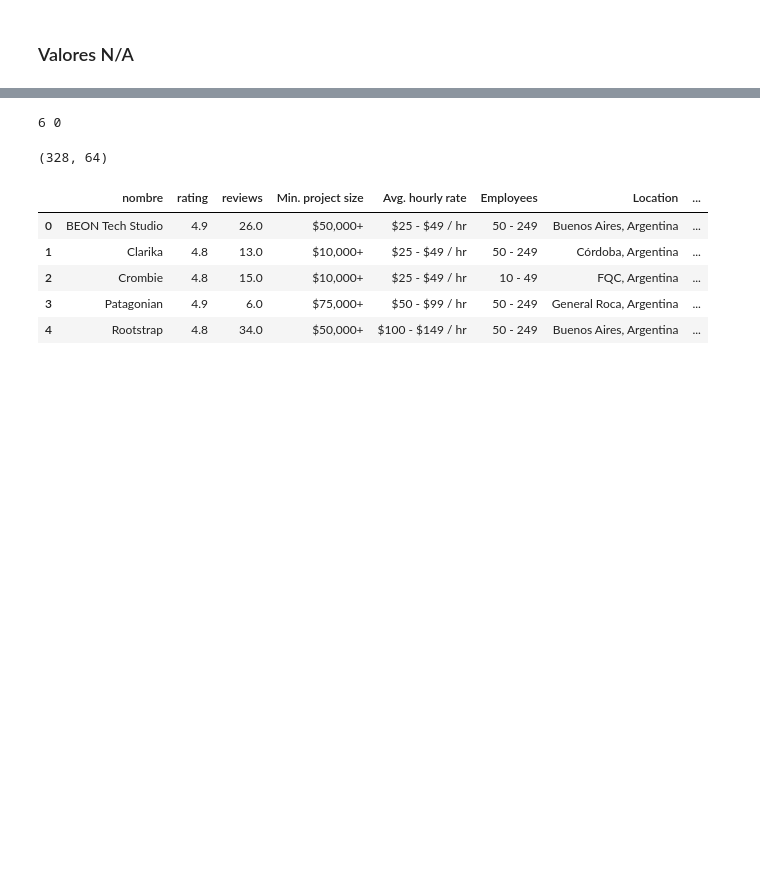
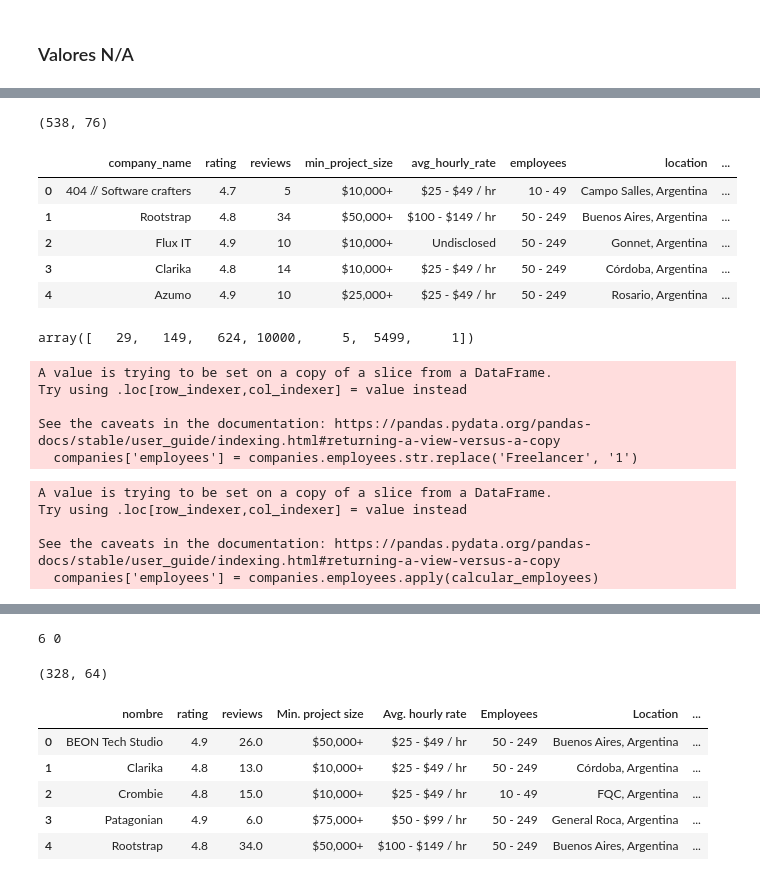
Before and after one commit to alexiswalker/grupo_3, a Jupyter notebook: webmining/tp_web_mining.ipynb, the cells around one changed output, grey strips where cells are left out. Saved outputs shown, nothing was run; the diff lists cells and outputs as text; code cells hidden in the pictures; blank space fills up the shorter version.

```diff
--- a/webmining/tp_web_mining.ipynb
+++ b/webmining/tp_web_mining.ipynb
@@ -225,0 +213,36 @@ NameError: name 'companies' is not defined
+# %%
+companies['reviews'] = companies.reviews.str.replace('[reviews|review]', '').astype(int)
+# %%
+services = (companies[columns_porcetajes] != 0).astype(int).sum()
+# %%
+companies.shape
+# %% [output]
+(538, 76)
+# %%
+columnas_procentaje_principales = ((services.sort_values() / companies.shape[0]) >= 0.1).reset_index()
+columnas_procentaje_principales.columns = ['column', 'incluir']
+# %%
+columnas_a_incluir = columnas_procentaje_principales.query('incluir == True').column.tolist()
+# %%
+companies = companies[columns + columnas_a_incluir]
+
+companies.head()
+# %% [output]
+|  | company_name | rating | reviews | min_project_size | avg_hourly_rate | employees | location | ... |
+| 0 | 404 // Software crafters | 4.7 | 5 | $10,000+ | $25 - $49 / hr | 10 - 49 | Campo Salles, Argentina | ... |
+| 1 | Rootstrap | 4.8 | 34 | $50,000+ | $100 - $149 / hr | 50 - 249 | Buenos Aires, Argentina | ... |
+| 2 | Flux IT | 4.9 | 10 | $10,000+ | Undisclosed | 50 - 249 | Gonnet, Argentina | ... |
+| 3 | Clarika | 4.8 | 14 | $10,000+ | $25 - $49 / hr | 50 - 249 | Córdoba, Argentina | ... |
+| 4 | Azumo | 4.9 | 10 | $25,000+ | $25 - $49 / hr | 50 - 249 | Rosario, Argentina | ... |
+# %%
+companies.employees.unique()
+# %% [output]
+array([   29,   149,   624, 10000,     5,  5499,     1])
+# %%
+companies['employees'] = companies.employees.str.replace('Freelancer', '1')
+# %% [output]
+A value is trying to be set on a copy of a slice from a DataFrame.
+Try using .loc[row_indexer,col_indexer] = value instead
+
+See the caveats in the documentation: https://pandas.pydata.org/pandas-docs/stable/user_guide/indexing.html#returning-a-view-versus-a-copy
+  companies['employees'] = companies.employees.str.replace('Freelancer', '1')
@@ -225,0 +254,8 @@ NameError: name 'companies' is not defined
+# %%
+companies['employees'] = companies.employees.apply(calcular_punto_medio)
+# %% [output]
+A value is trying to be set on a copy of a slice from a DataFrame.
+Try using .loc[row_indexer,col_indexer] = value instead
+
+See the caveats in the documentation: https://pandas.pydata.org/pandas-docs/stable/user_guide/indexing.html#returning-a-view-versus-a-copy
+  companies['employees'] = companies.employees.apply(calcular_employees)
```
Also changed, not shown: parts of 26 cells of this notebook, 1 other file.
